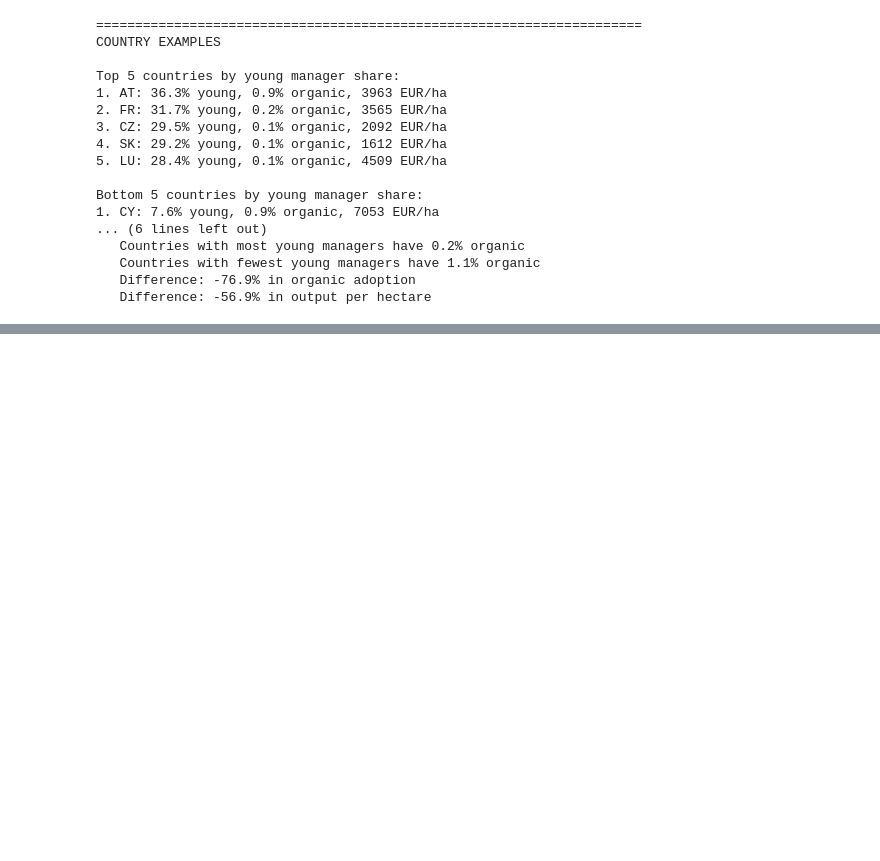
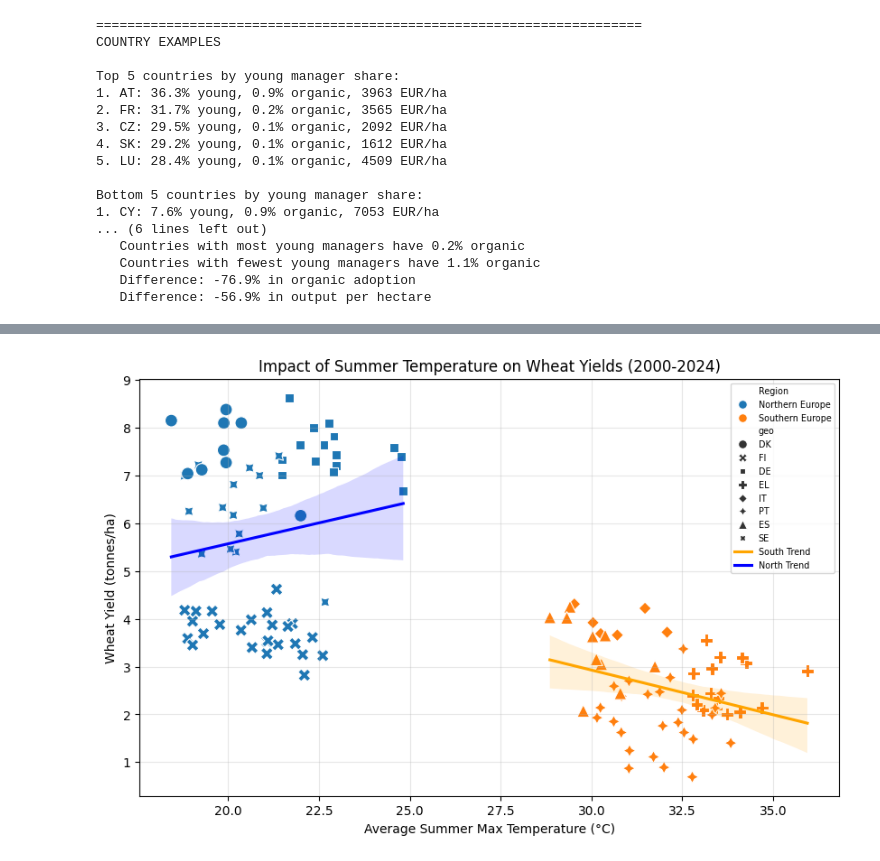
Before and after one commit to 11906257/ExDEx, a Jupyter notebook: ExDEx_question.ipynb, the cells around one changed output, grey strips where cells are left out. Saved outputs shown, nothing was run; the diff lists cells and outputs as text; code cells hidden in the pictures; blank space fills up the shorter version.

Commit message:
Added climate analysis to submission notebook.

```diff
--- a/ExDEx_question.ipynb
+++ b/ExDEx_question.ipynb
@@ -621,0 +918,7 @@ Bottom 5 countries by young manager share:
+# %%
+climate_df = pd.read_csv('C3S/europe_climate_by_location_2000_2024.csv')
+
+# Convert temperature from Kelvin to Celsius
+climate_df['temp_max'] = climate_df['temp_max'] - 273.15
+
+climate_df
@@ -621,0 +1029,27 @@ Bottom 5 countries by young manager share:
+# %%
+import seaborn as sns
+import matplotlib.pyplot as plt
+
+## VISUALIZATION
+plt.figure(figsize=(10, 6))
+sns.scatterplot(data=merged, x='summer_temp_c', y='yield_t_ha', hue='Region', style='geo', s=100)
+
+# Add trendlines for each Region
+sns.regplot(data=merged[merged['Region']=='Southern Europe'], x='summer_temp_c', y='yield_t_ha',
+            scatter=False, color='orange', label='South Trend')
+sns.regplot(data=merged[merged['Region']=='Northern Europe'], x='summer_temp_c', y='yield_t_ha',
+            scatter=False, color='blue', label='North Trend')
+
+plt.title('Impact of Summer Temperature on Wheat Yields (2000-2024)')
+plt.xlabel('Average Summer Max Temperature (°C)')
+plt.ylabel('Wheat Yield (tonnes/ha)')
+plt.legend(
+    fontsize='x-small',
+    title_fontsize='10',
+    markerscale=0.7,
+    loc='upper right'
+)
+plt.grid(True, alpha=0.3)
+plt.show()
+# %% [output]
+[figure, added]
```
Also changed, not shown: parts of 22 cells of this notebook.
